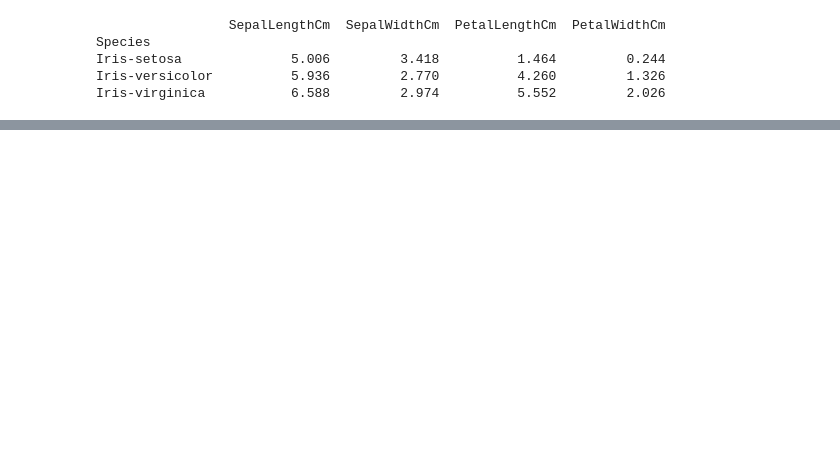
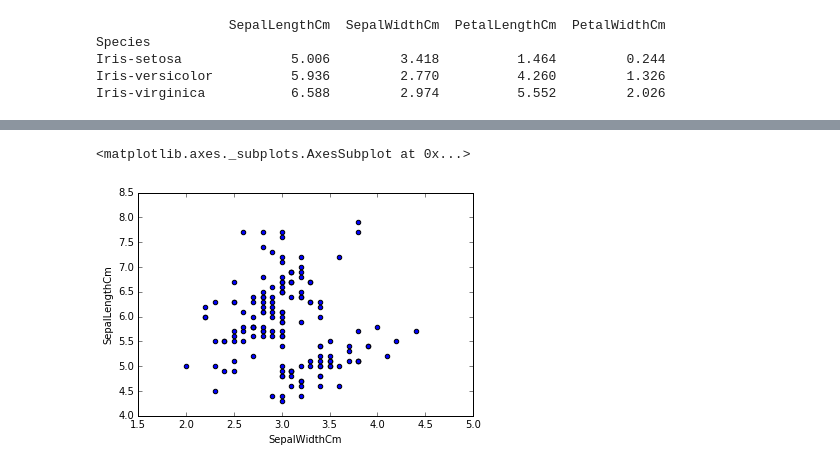
Before and after one commit to TanushreeNaik/IrisProject, a Jupyter notebook: Iris.ipynb, the cells around one changed output, grey strips where cells are left out. Saved outputs shown, nothing was run; the diff lists cells and outputs as text; code cells hidden in the pictures; blank space fills up the shorter version.

```diff
--- a/Iris.ipynb
+++ b/Iris.ipynb
@@ -51,0 +65,7 @@ TypeError: bad operand type for unary -: 'str'
+# %%
+# plotting sepal length vs sepal width to check for correlation
+colors = ['red', 'blue','green']
+iris.plot.scatter(x = "SepalWidthCm", y = "SepalLengthCm")
+# %% [output]
+<matplotlib.axes._subplots.AxesSubplot at 0x...>
+[figure, added]
```
Also changed, not shown: parts of 9 cells of this notebook, 1 other file.
